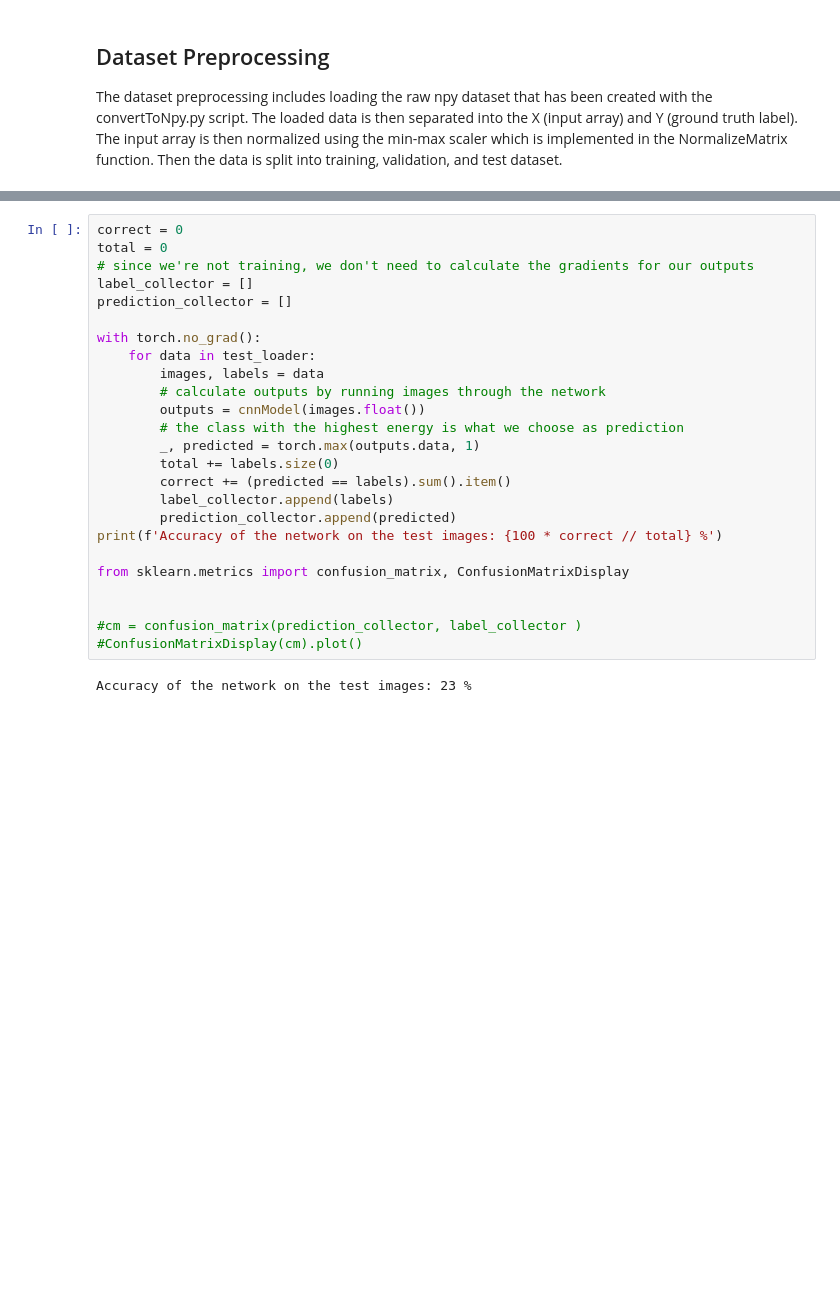
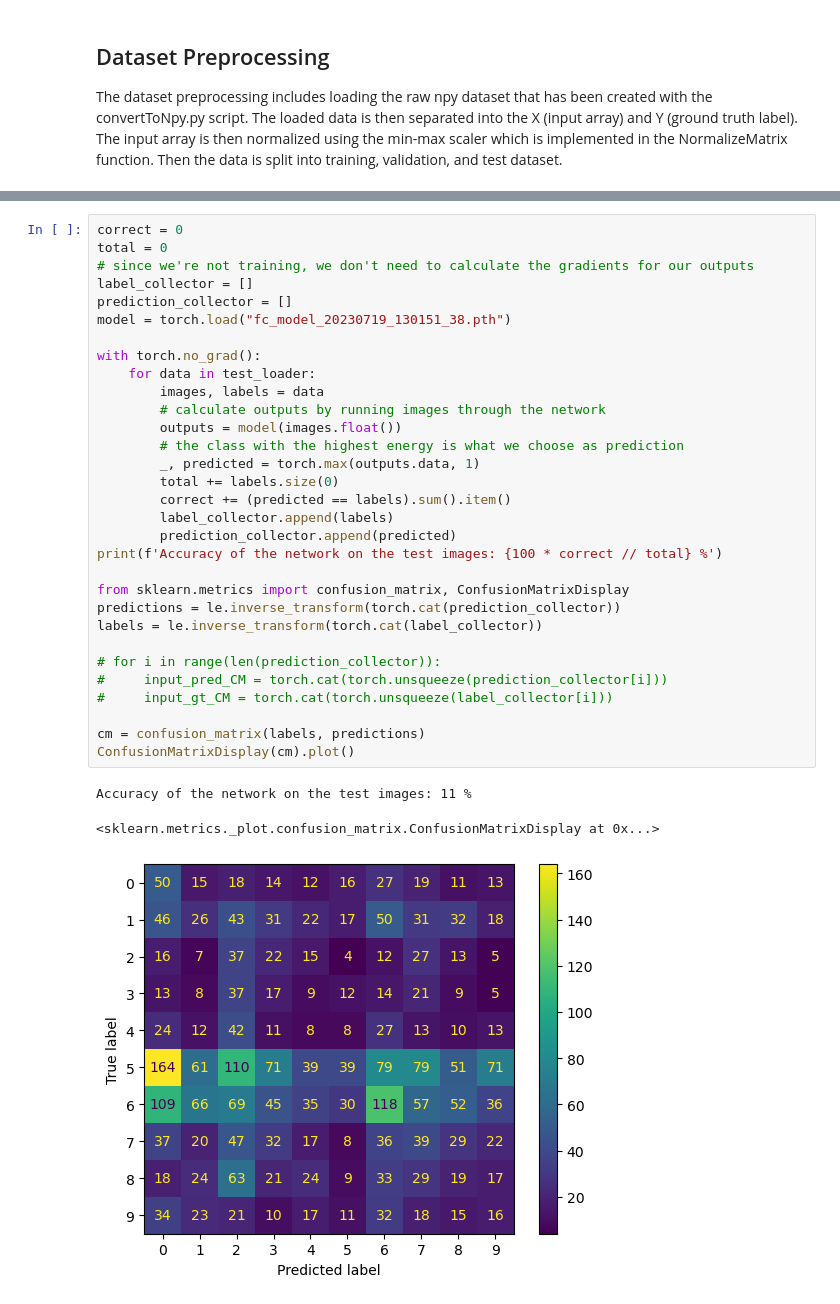
Before and after one commit to jeffreylimnardy/msi-tree-img-classification, a Jupyter notebook: main.ipynb, the cells around one changed output, grey strips where cells are left out. Saved outputs shown, nothing was run; the diff lists cells and outputs as text; blank space fills up the shorter version.

```diff
--- a/main.ipynb
+++ b/main.ipynb
@@ -171,27 +406,35 @@ Done!
 # %%
 correct = 0
 total = 0
 # since we're not training, we don't need to calculate the gradients for our outputs
 label_collector = []
 prediction_collector = []
+model = torch.load("fc_model_20230719_130151_38.pth")
 
 with torch.no_grad():
     for data in test_loader:
         images, labels = data
         # calculate outputs by running images through the network
-        outputs = cnnModel(images.float())
+        outputs = model(images.float())
         # the class with the highest energy is what we choose as prediction
         _, predicted = torch.max(outputs.data, 1)
         total += labels.size(0)
         correct += (predicted == labels).sum().item()
         label_collector.append(labels)
         prediction_collector.append(predicted)
 print(f'Accuracy of the network on the test images: {100 * correct // total} %')
 
 from sklearn.metrics import confusion_matrix, ConfusionMatrixDisplay
+predictions = le.inverse_transform(torch.cat(prediction_collector))
+labels = le.inverse_transform(torch.cat(label_collector))
 
+# for i in range(len(prediction_collector)):
+#     input_pred_CM = torch.cat(torch.unsqueeze(prediction_collector[i]))
+#     input_gt_CM = torch.cat(torch.unsqueeze(label_collector[i]))
 
-#cm = confusion_matrix(prediction_collector, label_collector )
-#ConfusionMatrixDisplay(cm).plot()
+cm = confusion_matrix(labels, predictions)
+ConfusionMatrixDisplay(cm).plot()
 # %% [output]
-Accuracy of the network on the test images: 23 %
+Accuracy of the network on the test images: 11 %
+<sklearn.metrics._plot.confusion_matrix.ConfusionMatrixDisplay at 0x...>
+[figure, added]
```
Also changed, not shown: parts of 23 cells of this notebook, 40 other files.
